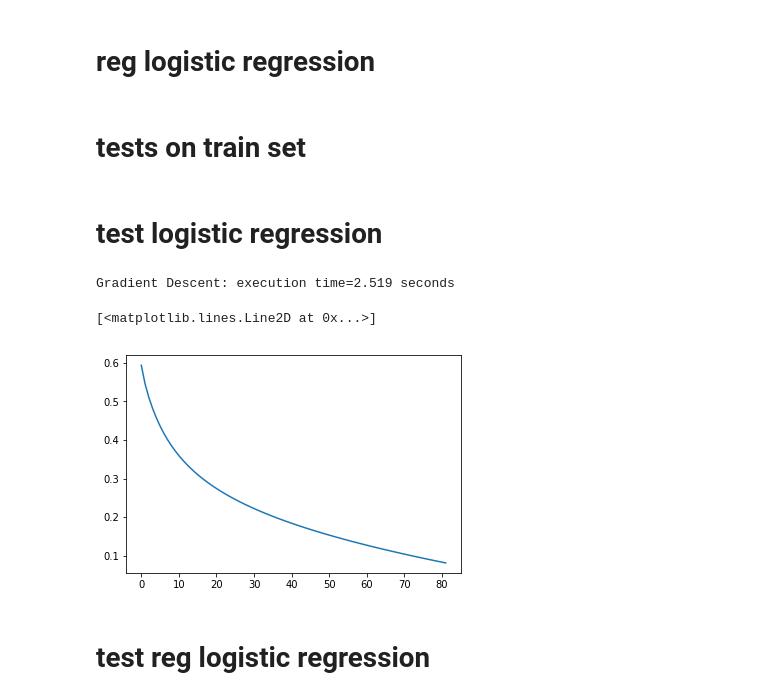
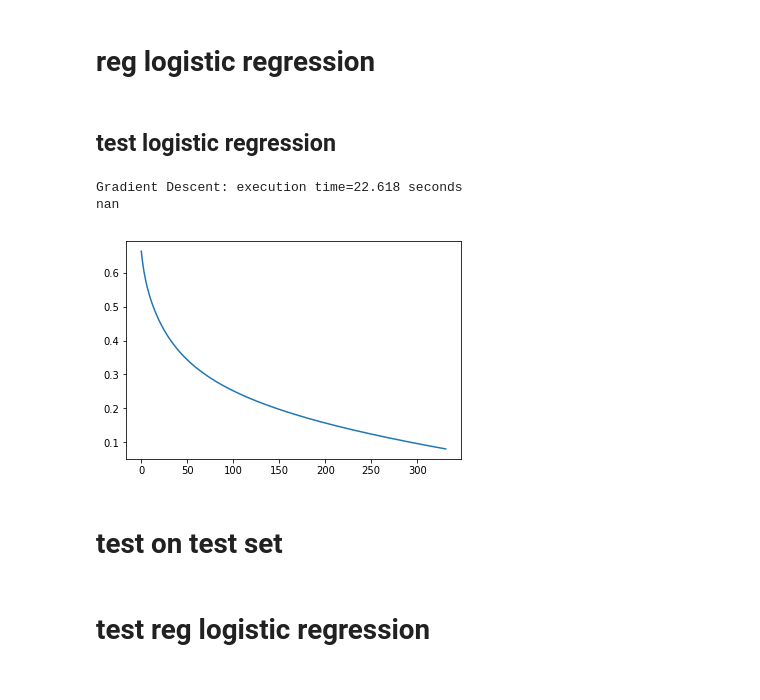
Before and after one commit to MaximeFth/Machine_learning_2020, a Jupyter notebook: project1/scripts/project1.ipynb, the cells around one changed output. Cells and saved outputs as stored; diff of their text form; code cells hidden in the pictures.

```diff
--- a/project1/scripts/project1.ipynb
+++ b/project1/scripts/project1.ipynb
@@ -181,3 +241,26 @@ def reg_logistic_regression(y,tx,lambda_, initial_w,  max_iter, gamma):
         losses.append(loss)
         ws.append(w)
     return np.array(losses), np.array(ws)
+# %% [markdown]
+## test logistic regression
+# %%
+#Define the parameters of the algorithm.
+max_iters = 400
+gamma = 0.05
+# Initialization
+w_initial = np.zeros(30)
+
+# Start gradient descent.
+start_time = datetime.datetime.now()
+losses, ws  = logistic_regression(y, tX_std, w_initial, max_iters, gamma)
+end_time = datetime.datetime.now()
+
+# Print result
+exection_time = (end_time - start_time).total_seconds()
+print("Gradient Descent: execution time={t:.3f} seconds".format(t=exection_time))
+plt.plot(losses)
+print(np.min(losses))
+# %% [output]
+Gradient Descent: execution time=22.618 seconds
+nan
+[figure, added]
@@ -184,24 +270,2 @@ def reg_logistic_regression(y,tx,lambda_, initial_w,  max_iter, gamma):
 # %% [markdown]
-# tests on train set
+# test on test set
-# %% [markdown]
-# test logistic regression
-# %%
-#Define the parameters of the algorithm.
-max_iters = 100
-gamma = 0.2
-# Initialization
-w_initial = np.zeros(30)
-
-# Start gradient descent.
-start_time = datetime.datetime.now()
-losses, ws  = logistic_regression(y, tX_std, w_initial, max_iters, gamma)
-end_time = datetime.datetime.now()
-
-# Print result
-exection_time = (end_time - start_time).total_seconds()
-print("Gradient Descent: execution time={t:.3f} seconds".format(t=exection_time))
-plt.plot(losses)
-# %% [output]
-Gradient Descent: execution time=2.519 seconds
-[<matplotlib.lines.Line2D at 0x...>]
-[figure, removed]
```
Also changed, not shown: parts of 23 cells of this notebook, 4 other files.
